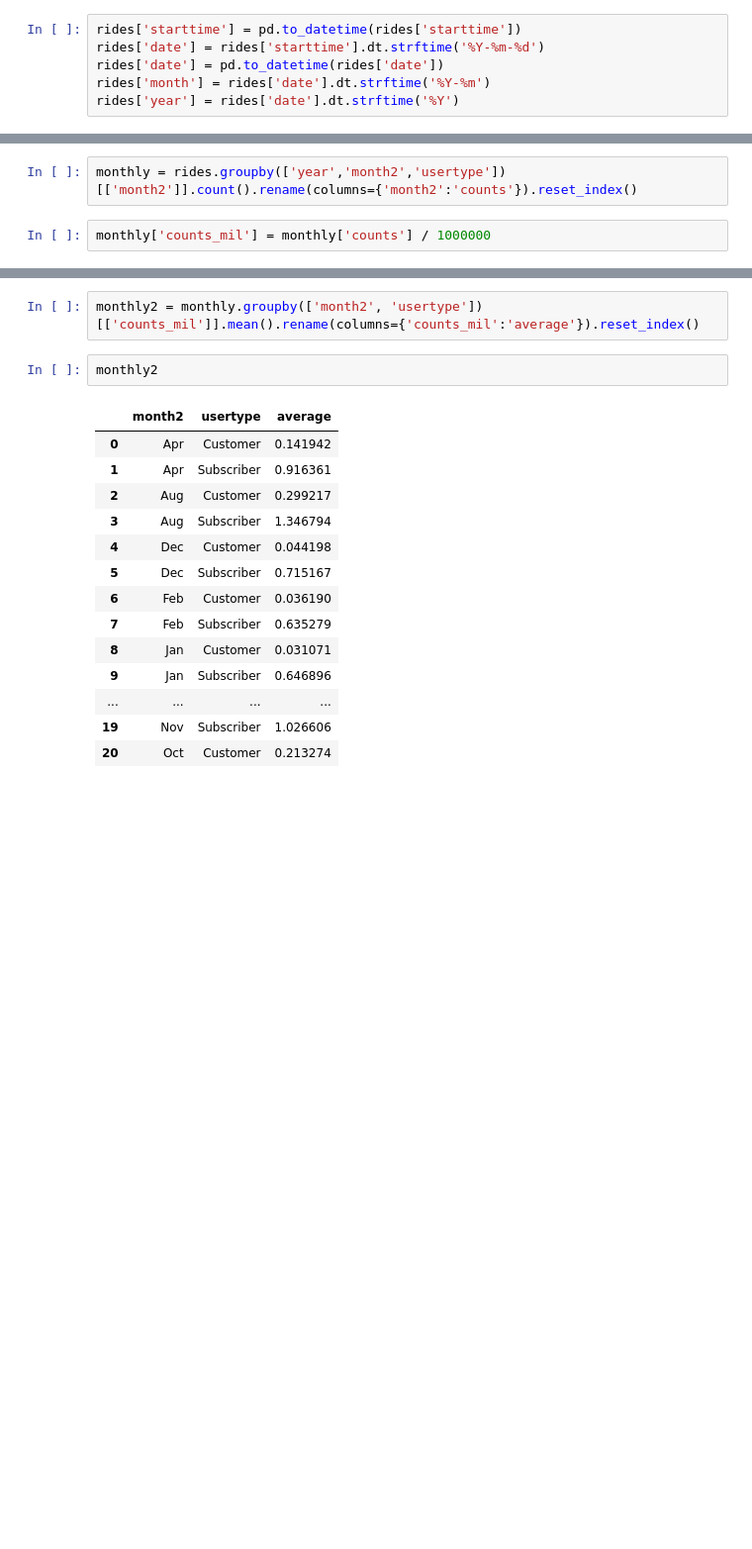
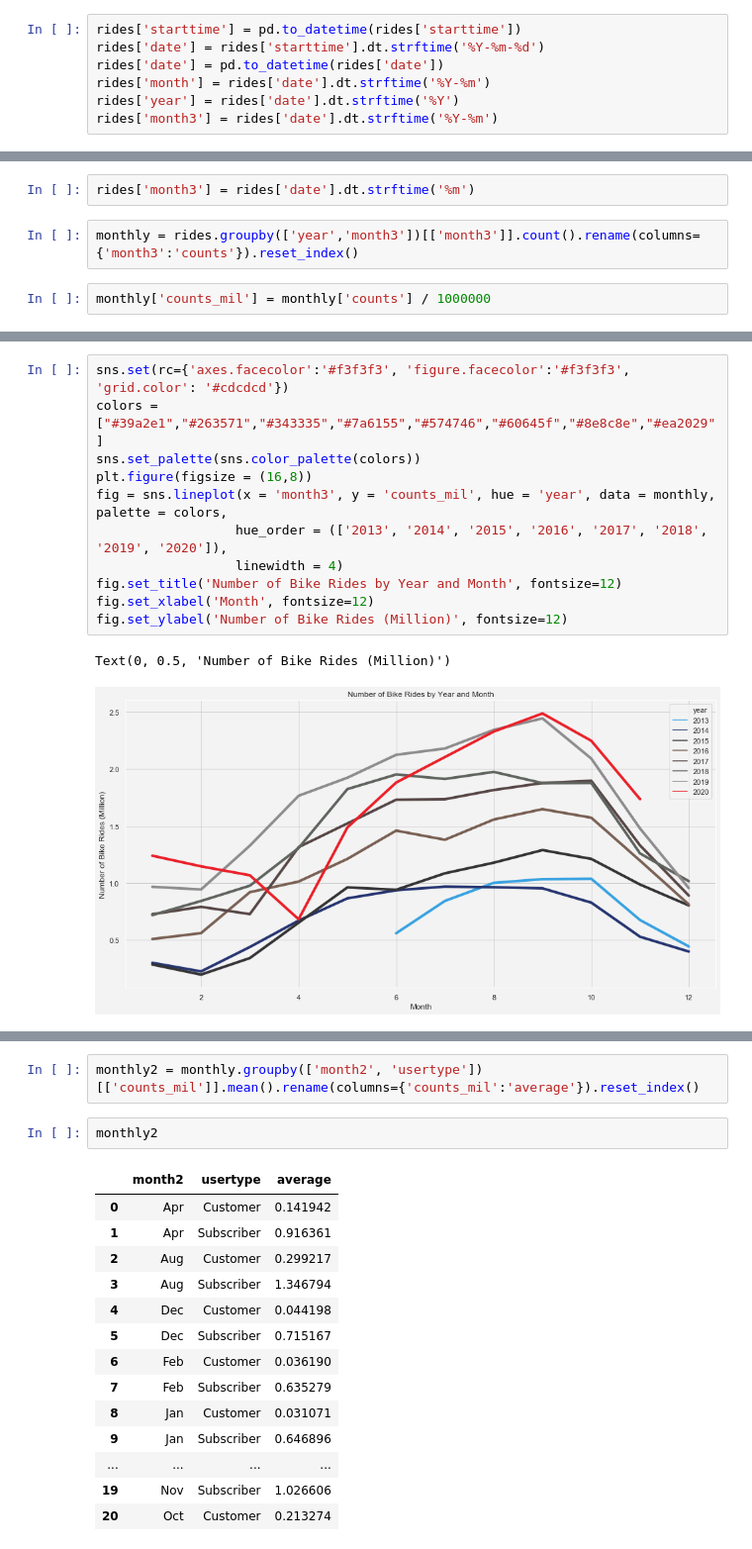
Before and after one commit to evan-kiolbassa/citibike, a Jupyter notebook: EDA/EDA.ipynb, the cells around one changed output, grey strips where cells are left out. Shown at 99% size. Cells and saved outputs as stored; diff of their text form; blank space fills up the shorter version.

```diff
--- a/EDA/EDA.ipynb
+++ b/EDA/EDA.ipynb
@@ -61,12 +61,15 @@ rides['date'] = rides['starttime'].dt.strftime('%Y-%m-%d')
 rides['date'] = pd.to_datetime(rides['date'])
 rides['month'] = rides['date'].dt.strftime('%Y-%m')
 rides['year'] = rides['date'].dt.strftime('%Y')
+rides['month3'] = rides['date'].dt.strftime('%Y-%m')
 # %%
 rides['month2'] = rides.starttime.dt.month.apply(lambda x: 'Jan' if x == 1 else 'Feb' if x == 2 else \
     'Mar' if x == 3 else 'Apr' if x == 4 else 'May' if x == 5 else 'Jun' if x == 6 else 'Jul' if x == 7 else \
     'Aug' if x == 8 else 'Sep' if x == 9 else 'Oct' if x == 10 else 'Nov' if x == 11 else 'Dec' )
+# %%
+rides['month3'] = rides['date'].dt.strftime('%m')
 # %%
-monthly = rides.groupby(['year','month2','usertype'])[['month2']].count().rename(columns={'month2':'counts'}).reset_index()
+monthly = rides.groupby(['year','month3'])[['month3']].count().rename(columns={'month3':'counts'}).reset_index()
 # %%
 monthly['counts_mil'] = monthly['counts'] / 1000000
 # %%
@@ -85,3 +102,17 @@ fig.set_ylabel('Number of Bike Rides (Million)', fontsize=12)
 # %% [output]
 Text(0, 0.5, 'Number of Bike Rides (Million)')
 [figure]
+# %%
+sns.set(rc={'axes.facecolor':'#f3f3f3', 'figure.facecolor':'#f3f3f3', 'grid.color': '#cdcdcd'})
+colors = ["#39a2e1","#263571","#343335","#7a6155","#574746","#60645f","#8e8c8e","#ea2029"]
+sns.set_palette(sns.color_palette(colors))
+plt.figure(figsize = (16,8))
+fig = sns.lineplot(x = 'month3', y = 'counts_mil', hue = 'year', data = monthly, palette = colors,
+                  hue_order = (['2013', '2014', '2015', '2016', '2017', '2018', '2019', '2020']),
+                  linewidth = 4)
+fig.set_title('Number of Bike Rides by Year and Month', fontsize=12)
+fig.set_xlabel('Month', fontsize=12)
+fig.set_ylabel('Number of Bike Rides (Million)', fontsize=12)
+# %% [output]
+Text(0, 0.5, 'Number of Bike Rides (Million)')
+[figure, added]
```
Also changed, not shown: parts of 3 cells of this notebook, 1 other file.
